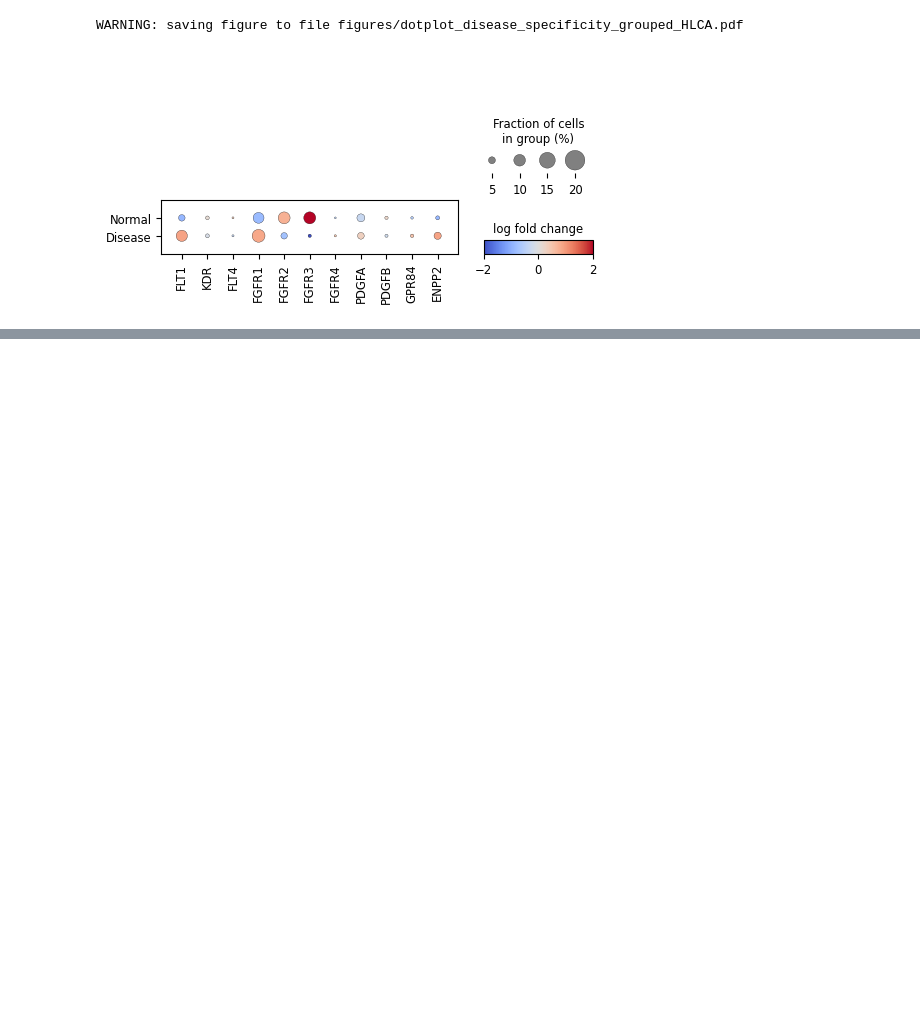
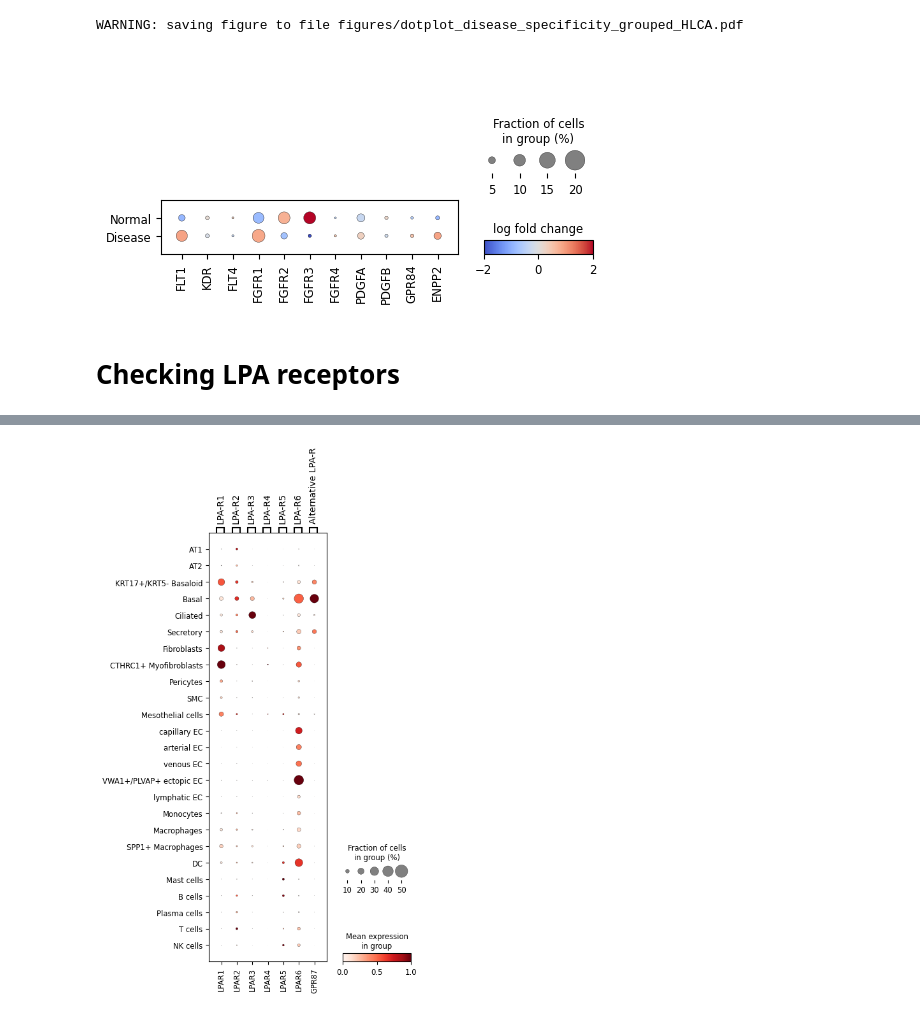
Before and after one commit to niklaslang/GLPG_drug_perturbations, a Jupyter notebook: 07_figure_target_expression/target_expression_HLCA.ipynb, the cells around one changed output, grey strips where cells are left out. Saved outputs shown, nothing was run; the diff lists cells and outputs as text; code cells hidden in the pictures; blank space fills up the shorter version.

```diff
--- a/07_figure_target_expression/target_expression_HLCA.ipynb
+++ b/07_figure_target_expression/target_expression_HLCA.ipynb
@@ -294,3 +295,28 @@ sc.pl.rank_genes_groups_dotplot(
 # %% [output]
 WARNING: saving figure to file figures/dotplot_disease_specificity_grouped_HLCA.pdf
 [figure]
+# %% [markdown]
+# Checking LPA receptors
+# %%
+lpa_receptors = {
+    'LPA-R1' : ['LPAR1'],
+    'LPA-R2' : ['LPAR2'],
+    'LPA-R3' : ['LPAR3'],
+    'LPA-R4' : ['LPAR4'],
+    'LPA-R5' : ['LPAR5'],
+    'LPA-R6' : ['LPAR6'],
+    'Alternative LPA-R' : ['GPR87']
+}
+
+
+sc.pl.dotplot(
+    adata,
+    var_names=lpa_receptors,
+    groupby="reannotated_cell_types",
+    categories_order=cell_type_order,
+    standard_scale="var",
+    dot_max=0.5,
+    cmap="Reds",
+    save="lpa_receptors.pdf"
+)
+# %% [output]
@@ -296,0 +324 @@ WARNING: saving figure to file figures/dotplot_disease_specificity_grouped_HLCA.
+[figure, added]
```
Also changed, not shown: parts of 3 cells of this notebook, 2 other files.
